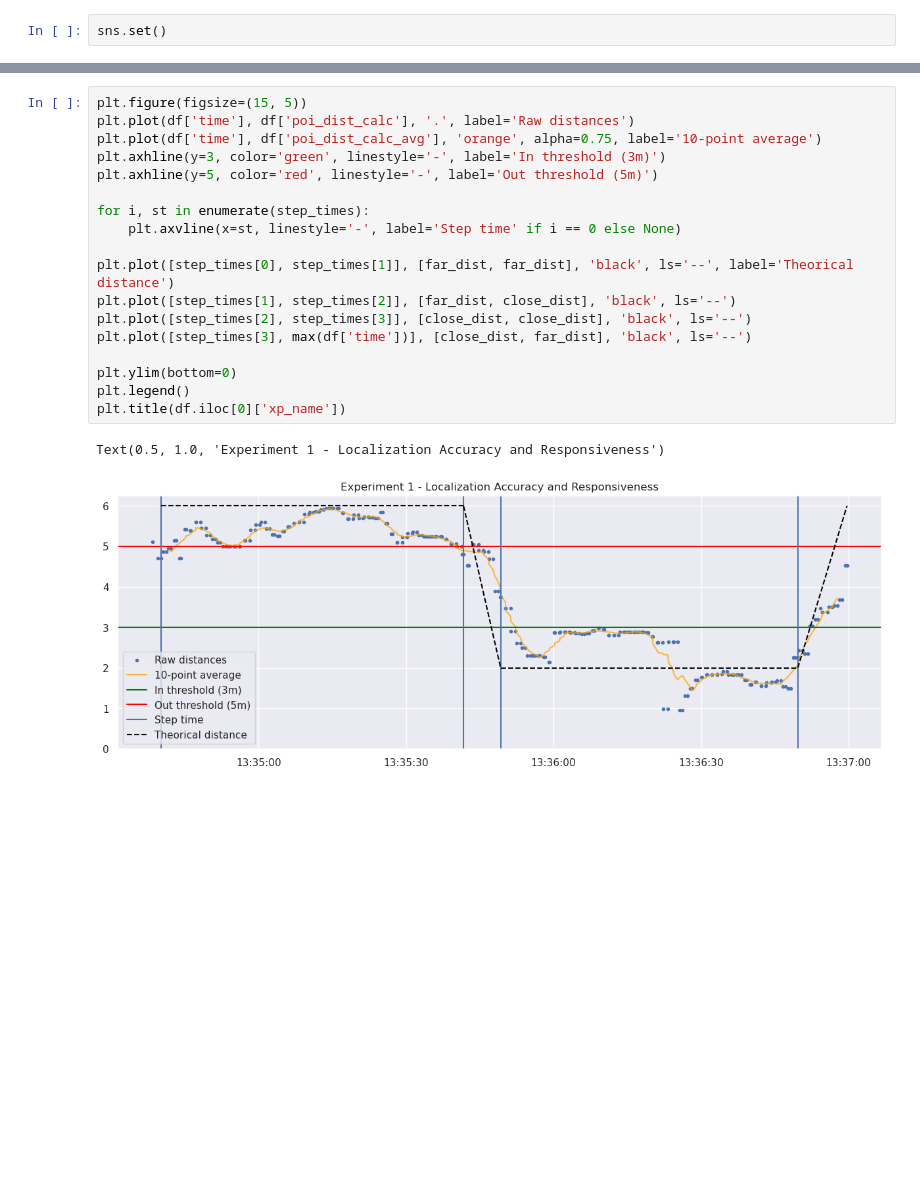
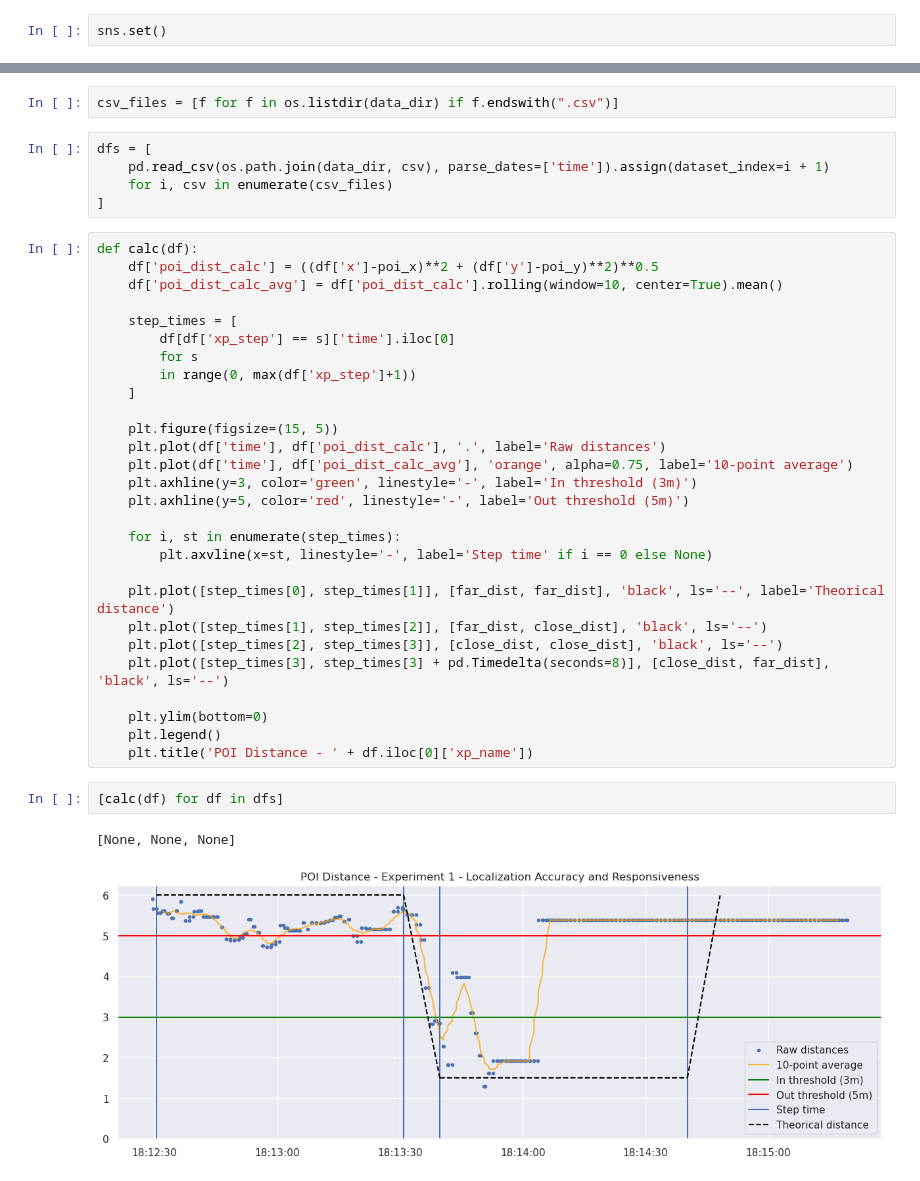
Before and after one commit to BhasherBEL/master-thesis-analysis, a Jupyter notebook: Experiment-analysis.ipynb, the cells around one changed output, grey strips where cells are left out. Cells and saved outputs as stored; diff of their text form; blank space fills up the shorter version.

Commit message:
More data

```diff
--- a/Experiment-analysis.ipynb
+++ b/Experiment-analysis.ipynb
@@ -37,21 +14,40 @@ step_times
+# %%
+csv_files = [f for f in os.listdir(data_dir) if f.endswith(".csv")]
+# %%
+dfs = [
+    pd.read_csv(os.path.join(data_dir, csv), parse_dates=['time']).assign(dataset_index=i + 1)
+    for i, csv in enumerate(csv_files)
+]
 # %%
-plt.figure(figsize=(15, 5))
-plt.plot(df['time'], df['poi_dist_calc'], '.', label='Raw distances')
-plt.plot(df['time'], df['poi_dist_calc_avg'], 'orange', alpha=0.75, label='10-point average')
-plt.axhline(y=3, color='green', linestyle='-', label='In threshold (3m)')
-plt.axhline(y=5, color='red', linestyle='-', label='Out threshold (5m)')
+def calc(df):
+    df['poi_dist_calc'] = ((df['x']-poi_x)**2 + (df['y']-poi_y)**2)**0.5
+    df['poi_dist_calc_avg'] = df['poi_dist_calc'].rolling(window=10, center=True).mean()
 
-for i, st in enumerate(step_times):
-    plt.axvline(x=st, linestyle='-', label='Step time' if i == 0 else None)
+    step_times = [
+        df[df['xp_step'] == s]['time'].iloc[0]
+        for s
+        in range(0, max(df['xp_step']+1))
+    ]
 
-plt.plot([step_times[0], step_times[1]], [far_dist, far_dist], 'black', ls='--', label='Theorical distance')
-plt.plot([step_times[1], step_times[2]], [far_dist, close_dist], 'black', ls='--')
-plt.plot([step_times[2], step_times[3]], [close_dist, close_dist], 'black', ls='--')
-plt.plot([step_times[3], max(df['time'])], [close_dist, far_dist], 'black', ls='--')
+    plt.figure(figsize=(15, 5))
+    plt.plot(df['time'], df['poi_dist_calc'], '.', label='Raw distances')
+    plt.plot(df['time'], df['poi_dist_calc_avg'], 'orange', alpha=0.75, label='10-point average')
+    plt.axhline(y=3, color='green', linestyle='-', label='In threshold (3m)')
+    plt.axhline(y=5, color='red', linestyle='-', label='Out threshold (5m)')
 
-plt.ylim(bottom=0)
-plt.legend()
-plt.title(df.iloc[0]['xp_name'])
+    for i, st in enumerate(step_times):
+        plt.axvline(x=st, linestyle='-', label='Step time' if i == 0 else None)
+
+    plt.plot([step_times[0], step_times[1]], [far_dist, far_dist], 'black', ls='--', label='Theorical distance')
+    plt.plot([step_times[1], step_times[2]], [far_dist, close_dist], 'black', ls='--')
+    plt.plot([step_times[2], step_times[3]], [close_dist, close_dist], 'black', ls='--')
+    plt.plot([step_times[3], step_times[3] + pd.Timedelta(seconds=8)], [close_dist, far_dist], 'black', ls='--')
+
+    plt.ylim(bottom=0)
+    plt.legend()
+    plt.title('POI Distance - ' + df.iloc[0]['xp_name'])
-# %% [output]
-Text(0.5, 1.0, 'Experiment 1 - Localization Accuracy and Responsiveness')
-[figure, removed]
+# %%
+[calc(df) for df in dfs]
+# %% [output]
+[None, None, None]
+[figure, added]
```
Also changed, not shown: parts of 14 cells of this notebook, 3 other files.
